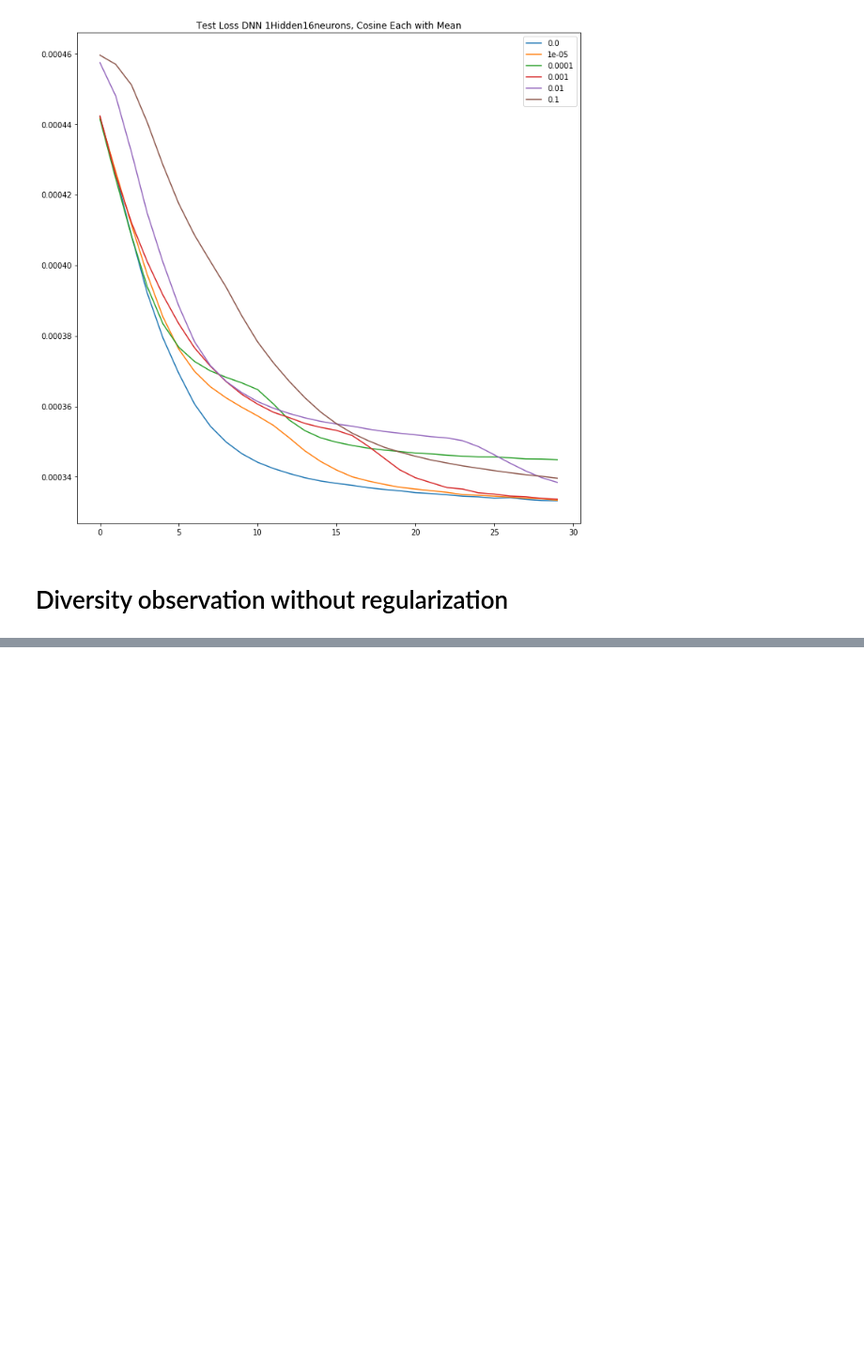
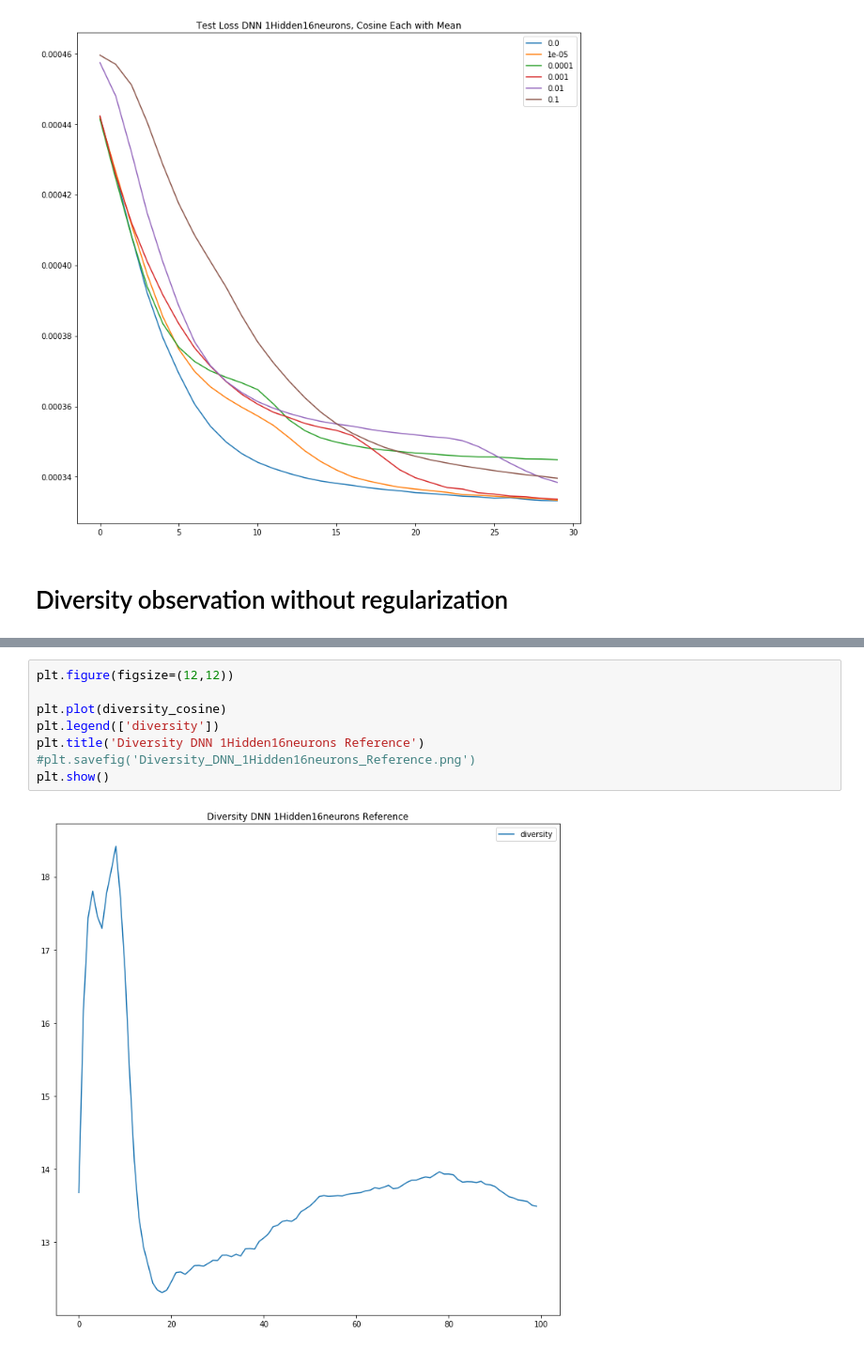
Before and after one commit to kovalenko-alx/NeuroDiverse, a Jupyter notebook: NeuroDiverse.ipynb, the cells around one changed output, grey strips where cells are left out. Shown at 94% size. Drawn from its saved outputs; the diff is of its cells as text; blank space fills up the shorter version.

```diff
--- a/NeuroDiverse.ipynb
+++ b/NeuroDiverse.ipynb
@@ -842,0 +815,10 @@ plt.show()
+# %%
+plt.figure(figsize=(12,12))
+
+plt.plot(diversity_cosine)
+plt.legend(['diversity'])
+plt.title('Diversity DNN 1Hidden16neurons Reference')
+#plt.savefig('Diversity_DNN_1Hidden16neurons_Reference.png')
+plt.show()
+# %% [output]
+[figure, added]
```
Also changed, not shown: parts of 5 cells of this notebook, 1 other file.
